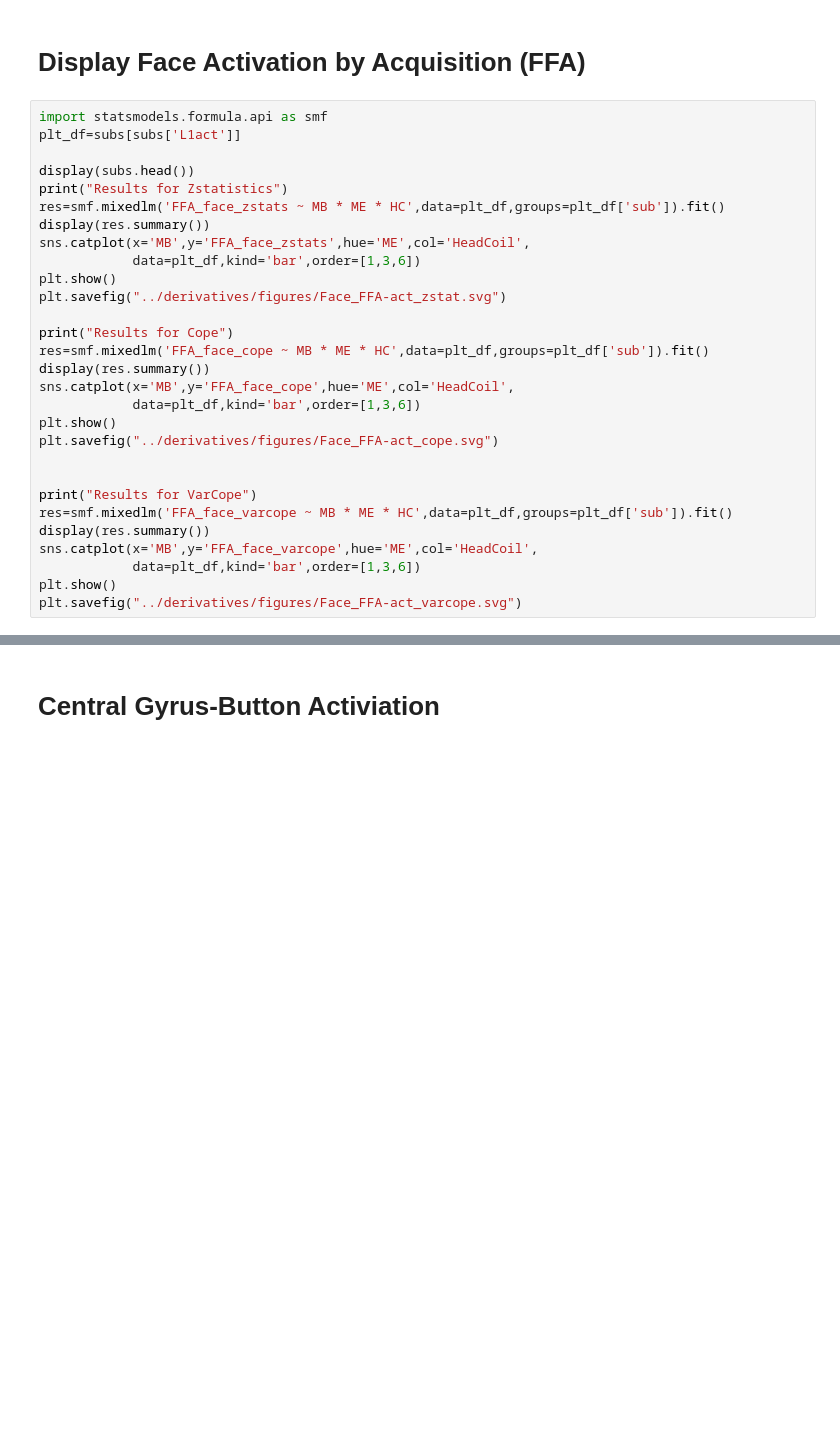
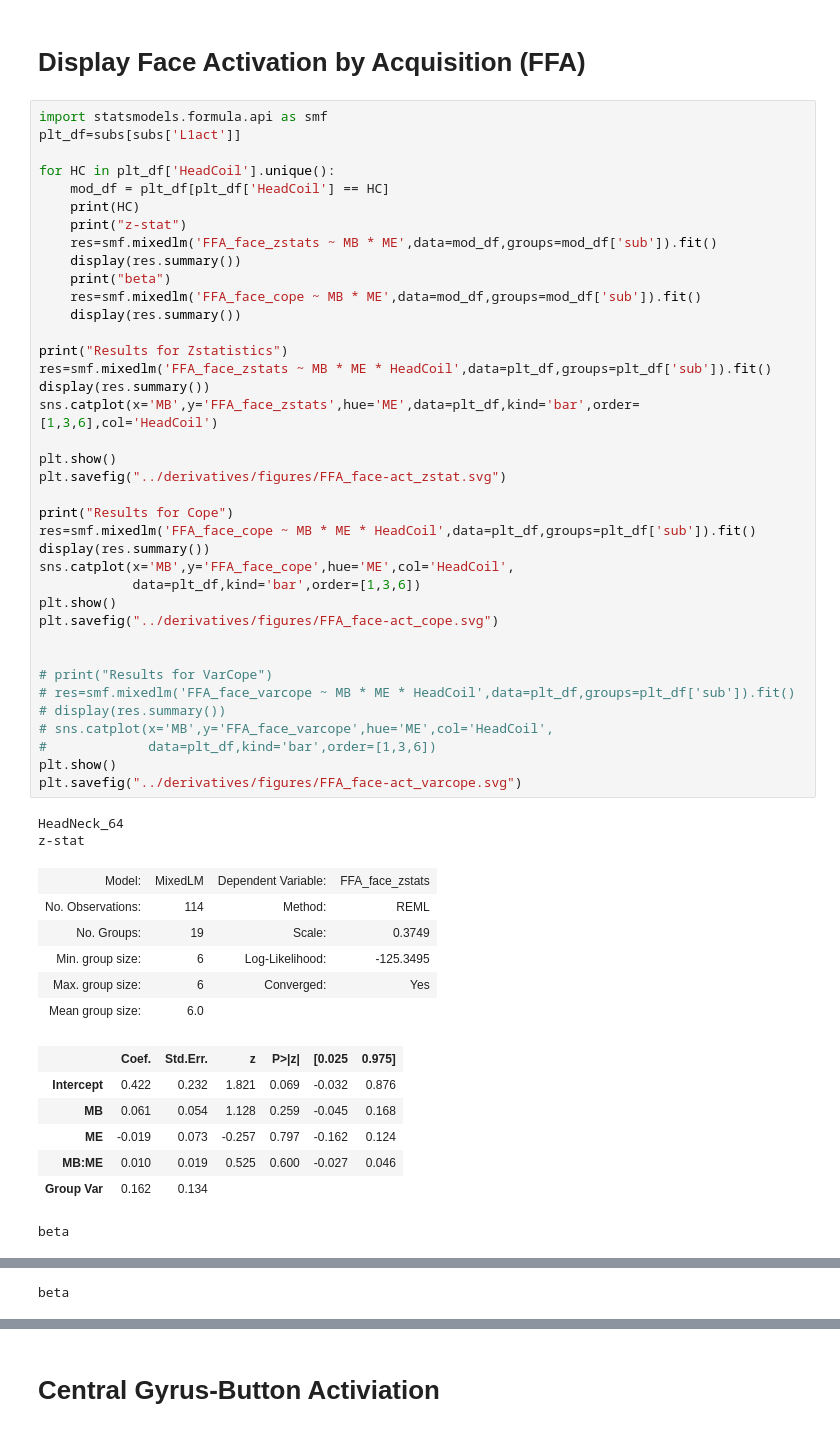
Before and after one commit to DVS-Lab/rf1-mbme-pilot, a Jupyter notebook: code/Zstat_analysis&figures.ipynb, the cells around one changed output, grey strips where cells are left out. Cells and saved outputs as stored; diff of their text form; blank space fills up the shorter version.

Commit message:
analyses and figures for tsnr, activation, and connectivity

```diff
--- a/code/Zstat_analysis&figures.ipynb
+++ b/code/Zstat_analysis&figures.ipynb
@@ -230,29 +284,54 @@ subs = subs.assign(FFA_face_cope=copes,
 # %%
 import statsmodels.formula.api as smf
 plt_df=subs[subs['L1act']]
 
-display(subs.head())
+for HC in plt_df['HeadCoil'].unique():
+    mod_df = plt_df[plt_df['HeadCoil'] == HC]
+    print(HC)
+    print("z-stat")
+    res=smf.mixedlm('FFA_face_zstats ~ MB * ME',data=mod_df,groups=mod_df['sub']).fit()
+    display(res.summary())
+    print("beta")
+    res=smf.mixedlm('FFA_face_cope ~ MB * ME',data=mod_df,groups=mod_df['sub']).fit()
+    display(res.summary())
+
 print("Results for Zstatistics")
-res=smf.mixedlm('FFA_face_zstats ~ MB * ME * HC',data=plt_df,groups=plt_df['sub']).fit()
+res=smf.mixedlm('FFA_face_zstats ~ MB * ME * HeadCoil',data=plt_df,groups=plt_df['sub']).fit()
 display(res.summary())
-sns.catplot(x='MB',y='FFA_face_zstats',hue='ME',col='HeadCoil',
-            data=plt_df,kind='bar',order=[1,3,6])
+sns.catplot(x='MB',y='FFA_face_zstats',hue='ME',data=plt_df,kind='bar',order=[1,3,6],col='HeadCoil')
+
 plt.show()
-plt.savefig("../derivatives/figures/Face_FFA-act_zstat.svg")
+plt.savefig("../derivatives/figures/FFA_face-act_zstat.svg")
 
 print("Results for Cope")
-res=smf.mixedlm('FFA_face_cope ~ MB * ME * HC',data=plt_df,groups=plt_df['sub']).fit()
+res=smf.mixedlm('FFA_face_cope ~ MB * ME * HeadCoil',data=plt_df,groups=plt_df['sub']).fit()
 display(res.summary())
 sns.catplot(x='MB',y='FFA_face_cope',hue='ME',col='HeadCoil',
             data=plt_df,kind='bar',order=[1,3,6])
 plt.show()
-plt.savefig("../derivatives/figures/Face_FFA-act_cope.svg")
+plt.savefig("../derivatives/figures/FFA_face-act_cope.svg")
 
 
-print("Results for VarCope")
-res=smf.mixedlm('FFA_face_varcope ~ MB * ME * HC',data=plt_df,groups=plt_df['sub']).fit()
-display(res.summary())
-sns.catplot(x='MB',y='FFA_face_varcope',hue='ME',col='HeadCoil',
-            data=plt_df,kind='bar',order=[1,3,6])
+# print("Results for VarCope")
+# res=smf.mixedlm('FFA_face_varcope ~ MB * ME * HeadCoil',data=plt_df,groups=plt_df['sub']).fit()
+# display(res.summary())
+# sns.catplot(x='MB',y='FFA_face_varcope',hue='ME',col='HeadCoil',
+#             data=plt_df,kind='bar',order=[1,3,6])
 plt.show()
-plt.savefig("../derivatives/figures/Face_FFA-act_varcope.svg")
+plt.savefig("../derivatives/figures/FFA_face-act_varcope.svg")
+# %% [output]
+HeadNeck_64
+z-stat
+| Model: | MixedLM | Dependent Variable: | FFA_face_zstats |
+| No. Observations: | 114 | Method: | REML |
+| No. Groups: | 19 | Scale: | 0.3749 |
+| Min. group size: | 6 | Log-Likelihood: | -125.3495 |
+| Max. group size: | 6 | Converged: | Yes |
+| Mean group size: | 6.0 |  |  |
+|  | Coef. | Std.Err. | z | P>|z| | [0.025 | 0.975] |
+| Intercept | 0.422 | 0.232 | 1.821 | 0.069 | -0.032 | 0.876 |
+| MB | 0.061 | 0.054 | 1.128 | 0.259 | -0.045 | 0.168 |
+| ME | -0.019 | 0.073 | -0.257 | 0.797 | -0.162 | 0.124 |
+| MB:ME | 0.010 | 0.019 | 0.525 | 0.600 | -0.027 | 0.046 |
+| Group Var | 0.162 | 0.134 |  |  |  |  |
+beta
@@ -258,0 +364 @@ plt.savefig("../derivatives/figures/Face_FFA-act_varcope.svg")
+beta
```
Also changed, not shown: parts of 13 cells of this notebook, 18 other files.
